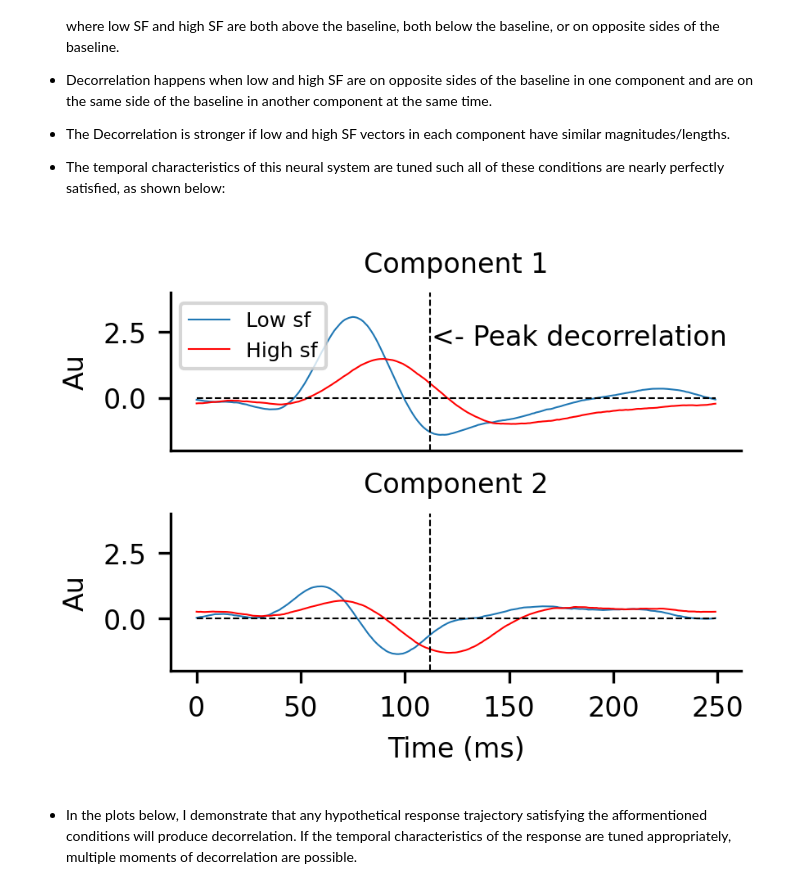
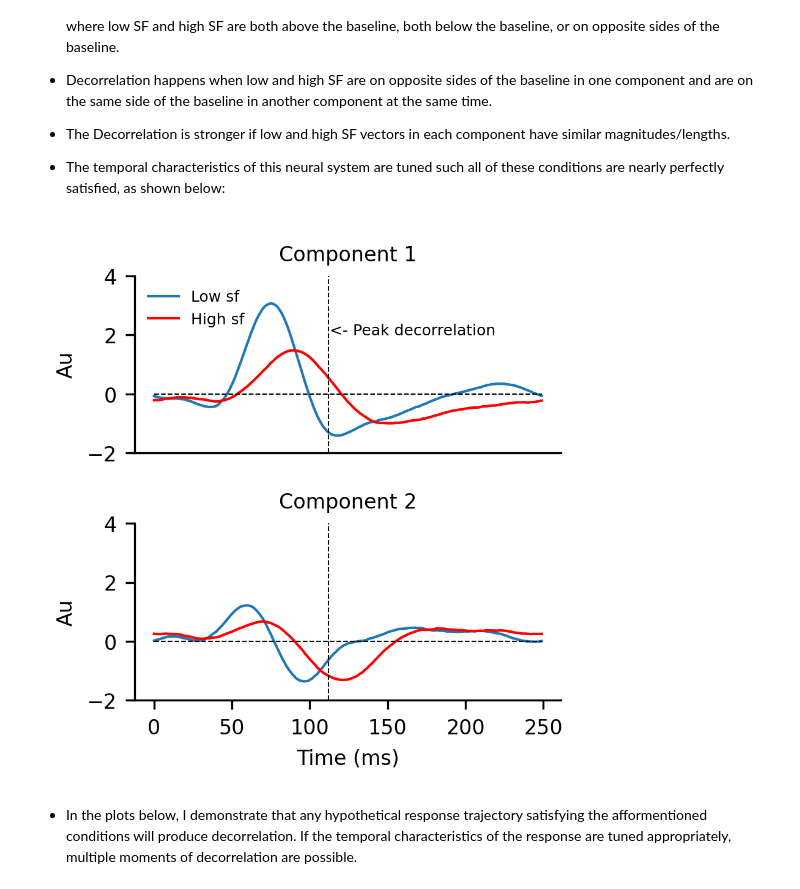
Before and after one commit to Elsayedaa/synergistic_geniculocortical_circuit_model, a Jupyter notebook: analysis/1_trajectory_analysis.ipynb, the cells around one changed output. Saved outputs shown, nothing was run; the diff lists cells and outputs as text; code cells hidden in the pictures.

Commit message:
updated analysis & figures

```diff
--- a/analysis/1_trajectory_analysis.ipynb
+++ b/analysis/1_trajectory_analysis.ipynb
@@ -170,40 +215,40 @@ ax[0].set_ylabel('Component 2', fontsize = fontsize)
 
 - The temporal characteristics of this neural system are tuned such all of these conditions are nearly perfectly satisfied, as shown below:
 # %%
-fig, ax = plt.subplots(2, figsize = (3,2))
+fig, ax = plt.subplots(2, figsize = (3,3))
 
-ax[0].plot(v1_scores_condition_averaged[0,:,0], label = 'Low sf', linewidth = linewidth)
-ax[0].plot(v1_scores_condition_averaged[0,:,-1], color = 'red', label = 'High sf', linewidth = linewidth)
+ax[0].plot(v1_scores_condition_averaged[0,:,0], label = 'Low sf', linewidth = 1)
+ax[0].plot(v1_scores_condition_averaged[0,:,-1], color = 'red', label = 'High sf', linewidth = 1)
 ax[0].set_title("Component 1", fontsize = fontsize)
-ax[0].legend(fontsize = 6, loc = 'upper left')
+ax[0].legend(fontsize = 6, loc = 'upper left', frameon = False)
 ax[0].set_xticks([])
 
-ax[1].plot(v1_scores_condition_averaged[1,:,0], linewidth = linewidth)
-ax[1].plot(v1_scores_condition_averaged[1,:,-1], color = 'red', linewidth = linewidth)
+ax[1].plot(v1_scores_condition_averaged[1,:,0], linewidth = 1)
+ax[1].plot(v1_scores_condition_averaged[1,:,-1], color = 'red', linewidth = 1)
 ax[1].set_title('Component 2', fontsize = fontsize)
 for i in range(2):
     ax[i].tick_params(labelsize = fontsize)
     ax[i].set_ylabel("Au", fontsize = fontsize)
     ax[i].plot(np.zeros(250), '--', color = 'black', linewidth = linewidth)
     ax[i].plot([t1]*250, np.linspace(-2,4,250), '--', color = 'black', linewidth = linewidth)
     ax[i].set_ylim(-2,4)
     ax[i].spines['top'].set_visible(False)
     ax[i].spines['right'].set_visible(False)
 
 
-ax[0].text(t1+1, 2, "<- Peak decorrelation", fontsize = fontsize)
+ax[0].text(t1+1, 2, "<- Peak decorrelation", fontsize = 6)
 
 ax[1].set_xlabel("Time (ms)", fontsize = fontsize)
 ax[1].set_xticks(np.arange(0,300,50))
 ax[1].set_xticklabels(np.arange(0,300,50), fontsize = fontsize)
 fig.subplots_adjust(hspace=0.4)
 
 # figname = 'v1_component1-2_timecourses_peakdecorrelation_labeled.svg'
 # savepath = v1_xs_file = os.path.join('c:\\', *os.getcwd().split('\\')[1:-1], 'figures', figname)
 # plt.savefig(savepath, transparent = False, facecolor = 'white',
 #            bbox_inches = 'tight', dpi = 300)
 # %% [output]
-[figure, old version]
+[figure, new version]
 # %% [markdown]
 - In the plots below, I demonstrate that any hypothetical response trajectory satisfying the afformentioned conditions will produce decorrelation. If the temporal characteristics of the response are tuned appropriately, multiple moments of decorrelation are possible.
 # %%
```
Also changed, not shown: parts of 4 cells of this notebook, 11 other files.
